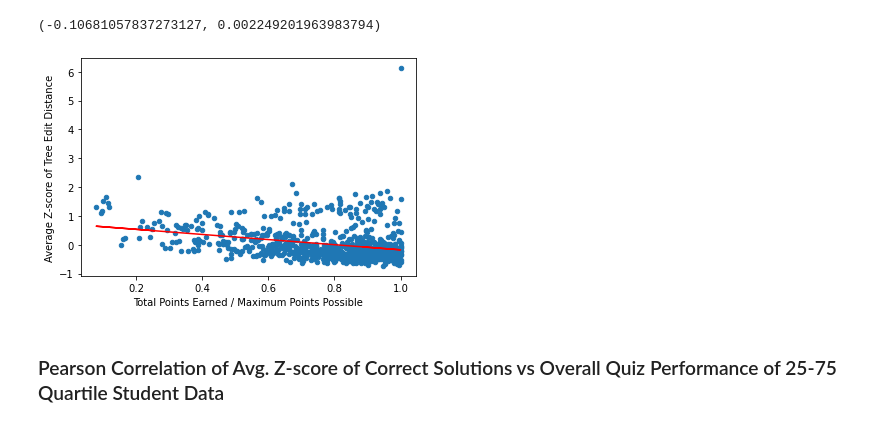
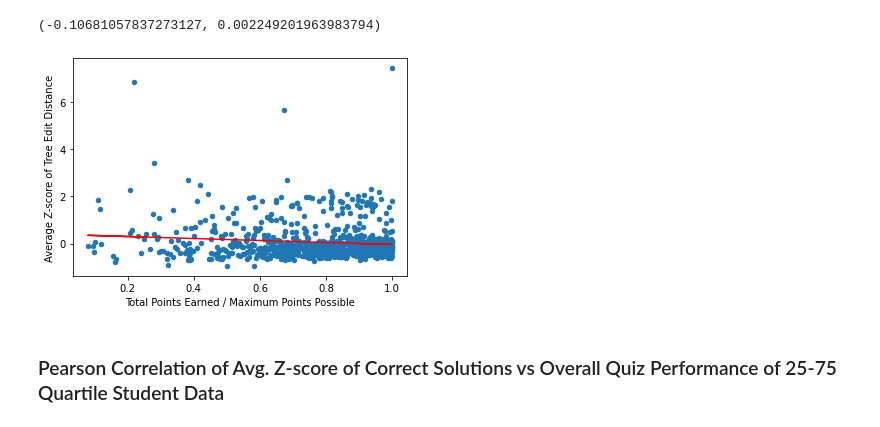
Before and after one commit to elijah-chou/HonorsThesis-CodeToAST, a Jupyter notebook: data-analysis/Z-scores by Student with All Results.ipynb, the cells around one changed output. Saved outputs shown, nothing was run; the diff lists cells and outputs as text; code cells hidden in the pictures.

```diff
--- a/data-analysis/Z-scores by Student with All Results.ipynb
+++ b/data-analysis/Z-scores by Student with All Results.ipynb
@@ -162,16 +162,16 @@ pearsonr(f_students_final['Z-score of 100% Submissions'], f_students_final['Scor
 (-0.10681057837273127, 0.002249201963983794)
 # %%
 x = f_students_final['Score / Maximum %']
-y = f_students_final['Distance Z-score']
-f_students_final.plot(x='Score / Maximum %', y='Distance Z-score', kind='scatter')
+y = f_students_final['Z-score of 100% Submissions']
+f_students_final.plot(x='Score / Maximum %', y='Z-score of 100% Submissions', kind='scatter')
 plt.plot()
 m, b = np.polyfit(x, y, 1)
 plt.plot(x, m*x+b, color='red')
 plt.xlabel('Total Points Earned / Maximum Points Possible')
 plt.ylabel('Average Z-score of Tree Edit Distance')
 plt.savefig('C:/Users/Elijah/Documents/GitHub/code-to-ast/data-analysis/graphs/full_score_distance_vs_perf.png')
 # %% [output]
-[figure, old version]
+[figure, new version]
 # %% [markdown]
 ### Pearson Correlation of Avg. Z-score of Correct Solutions vs Overall Quiz Performance of 25-75 Quartile Student Data
 # %%
```
Also changed, not shown: 1 other file.
